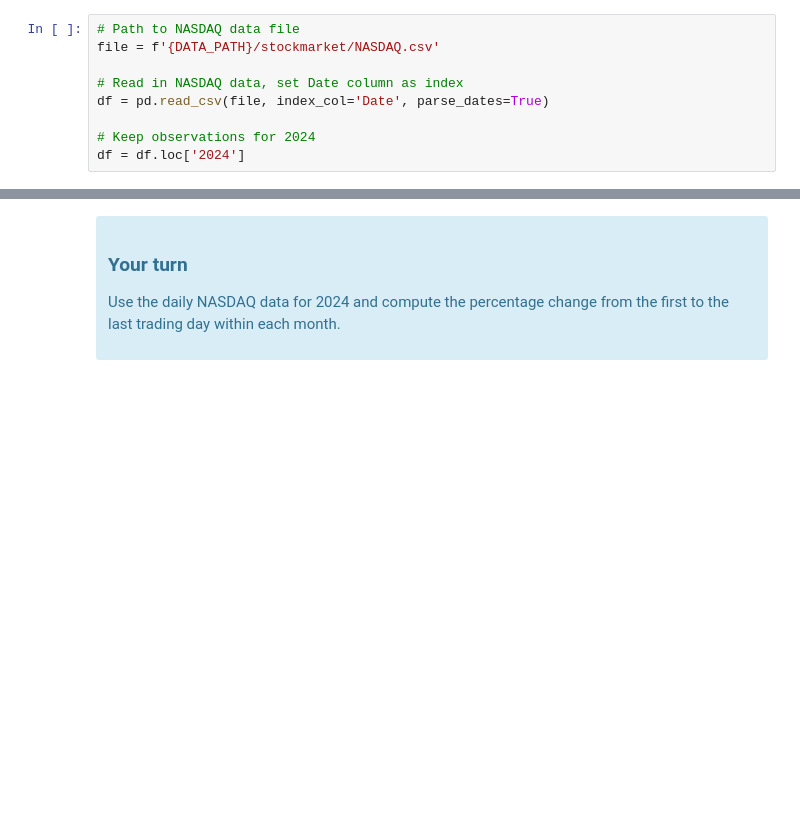
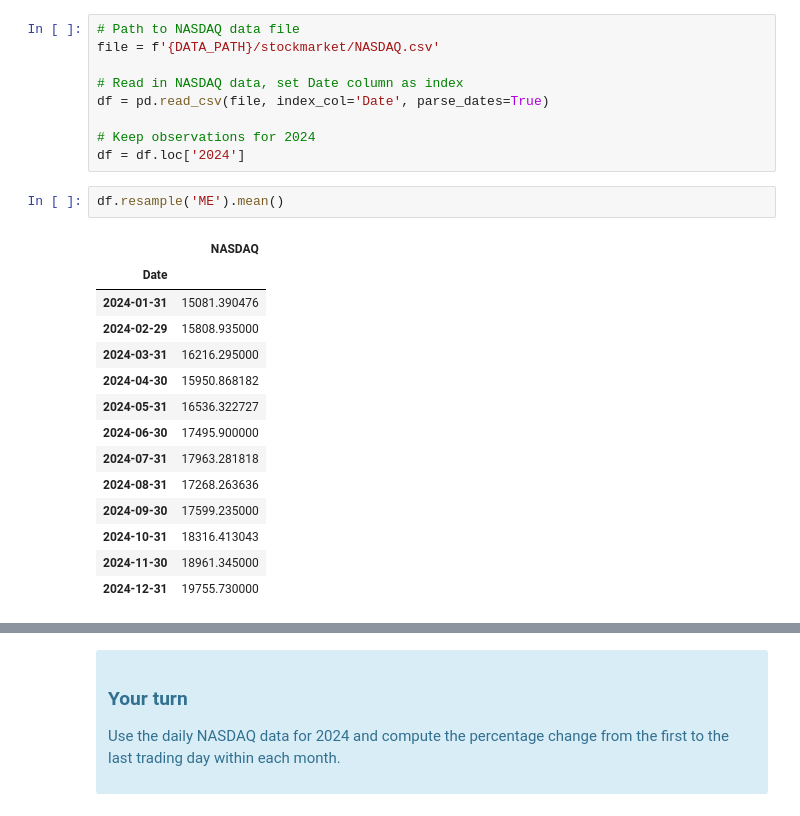
Before and after one commit to AliceAndrii/TECH2-H25, a Jupyter notebook: lectures/lecture4/lecture4-template - AA.ipynb, the cells around one changed output, grey strips where cells are left out. Drawn from its saved outputs; the diff is of its cells as text; blank space fills up the shorter version.

```diff
--- a/lectures/lecture4/lecture4-template - AA.ipynb
+++ b/lectures/lecture4/lecture4-template - AA.ipynb
@@ -311,3 +539,20 @@ df = pd.read_csv(file, index_col='Date', parse_dates=True)
 
 # Keep observations for 2024
 df = df.loc['2024']
+# %%
+df.resample('ME').mean()
+# %% [output]
+|  | NASDAQ |
+| Date |  |
+| 2024-01-31 | 15081.390476 |
+| 2024-02-29 | 15808.935000 |
+| 2024-03-31 | 16216.295000 |
+| 2024-04-30 | 15950.868182 |
+| 2024-05-31 | 16536.322727 |
+| 2024-06-30 | 17495.900000 |
+| 2024-07-31 | 17963.281818 |
+| 2024-08-31 | 17268.263636 |
+| 2024-09-30 | 17599.235000 |
+| 2024-10-31 | 18316.413043 |
+| 2024-11-30 | 18961.345000 |
+| 2024-12-31 | 19755.730000 |
```
Also changed, not shown: parts of 32 cells of this notebook.
